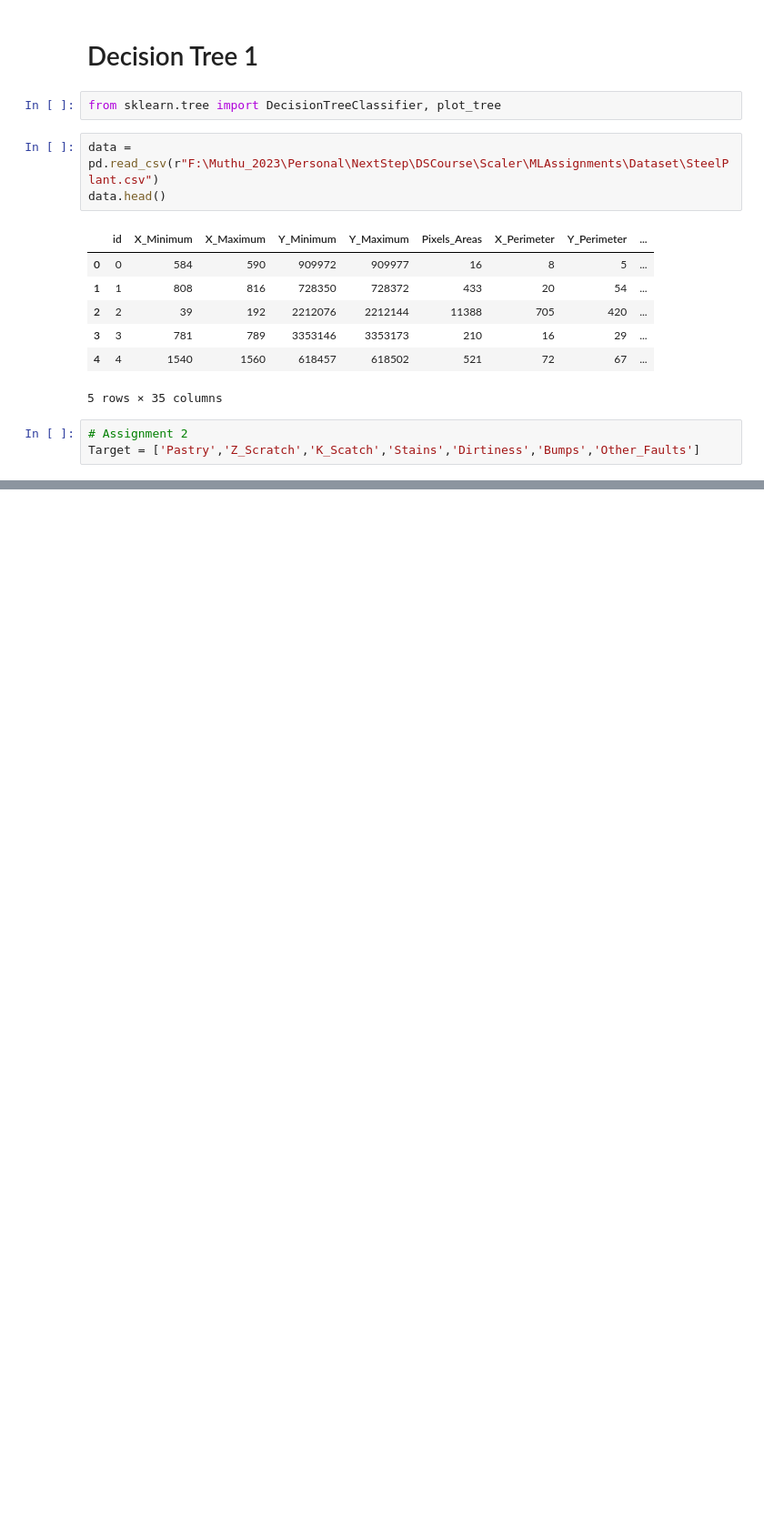
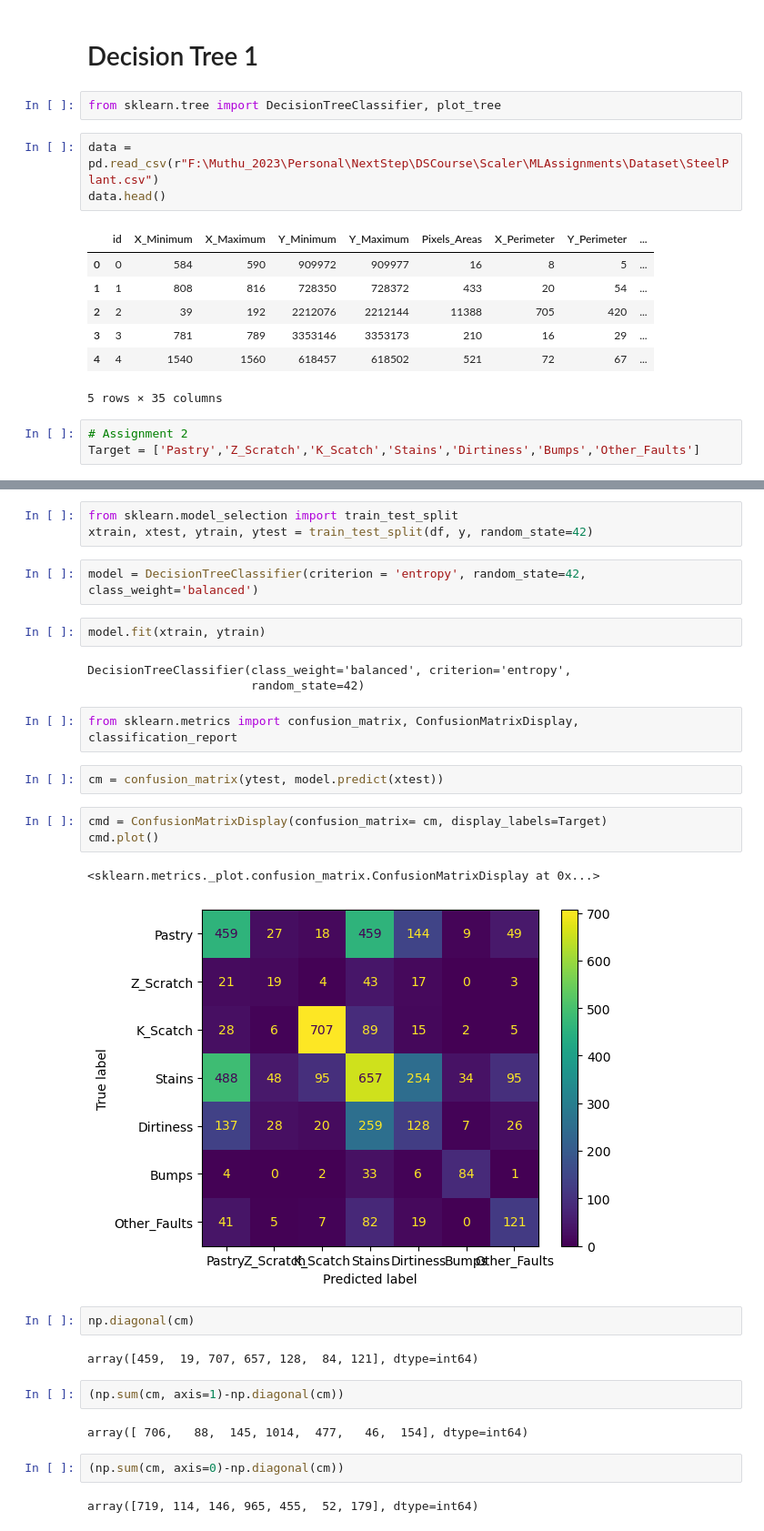
Before and after one commit to muthuganeshece/MLAssignments, a Jupyter notebook: SupervisedML/SupervisedML.ipynb, the cells around one changed output, grey strips where cells are left out. Shown at 91% size. Saved outputs shown, nothing was run; the diff lists cells and outputs as text; blank space fills up the shorter version.

```diff
--- a/SupervisedML/SupervisedML.ipynb
+++ b/SupervisedML/SupervisedML.ipynb
@@ -286,0 +293,32 @@ data['Target1'] = data[Target].idxmax(axis=1)
+# %%
+from sklearn.model_selection import train_test_split
+xtrain, xtest, ytrain, ytest = train_test_split(df, y, random_state=42)
+# %%
+model = DecisionTreeClassifier(criterion = 'entropy', random_state=42, class_weight='balanced')
+# %%
+model.fit(xtrain, ytrain)
+# %% [output]
+DecisionTreeClassifier(class_weight='balanced', criterion='entropy',
+                       random_state=42)
+# %%
+from sklearn.metrics import confusion_matrix, ConfusionMatrixDisplay, classification_report
+# %%
+cm = confusion_matrix(ytest, model.predict(xtest))
+# %%
+cmd = ConfusionMatrixDisplay(confusion_matrix= cm, display_labels=Target)
+cmd.plot()
+# %% [output]
+<sklearn.metrics._plot.confusion_matrix.ConfusionMatrixDisplay at 0x...>
+[figure, added]
+# %%
+np.diagonal(cm)
+# %% [output]
+array([459,  19, 707, 657, 128,  84, 121], dtype=int64)
+# %%
+(np.sum(cm, axis=1)-np.diagonal(cm))
+# %% [output]
+array([ 706,   88,  145, 1014,  477,   46,  154], dtype=int64)
+# %%
+(np.sum(cm, axis=0)-np.diagonal(cm))
+# %% [output]
+array([719, 114, 146, 965, 455,  52, 179], dtype=int64)
```
Also changed, not shown: parts of 23 cells of this notebook.
